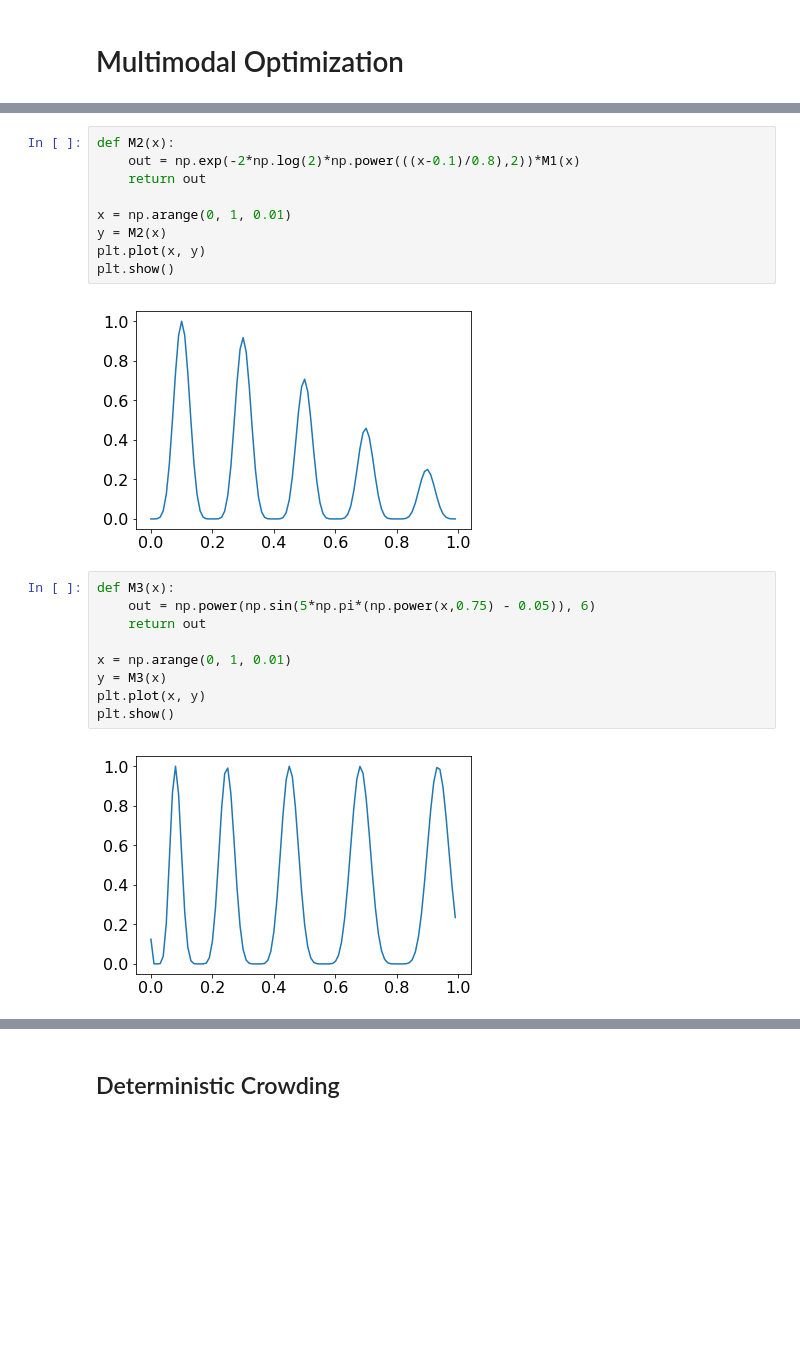
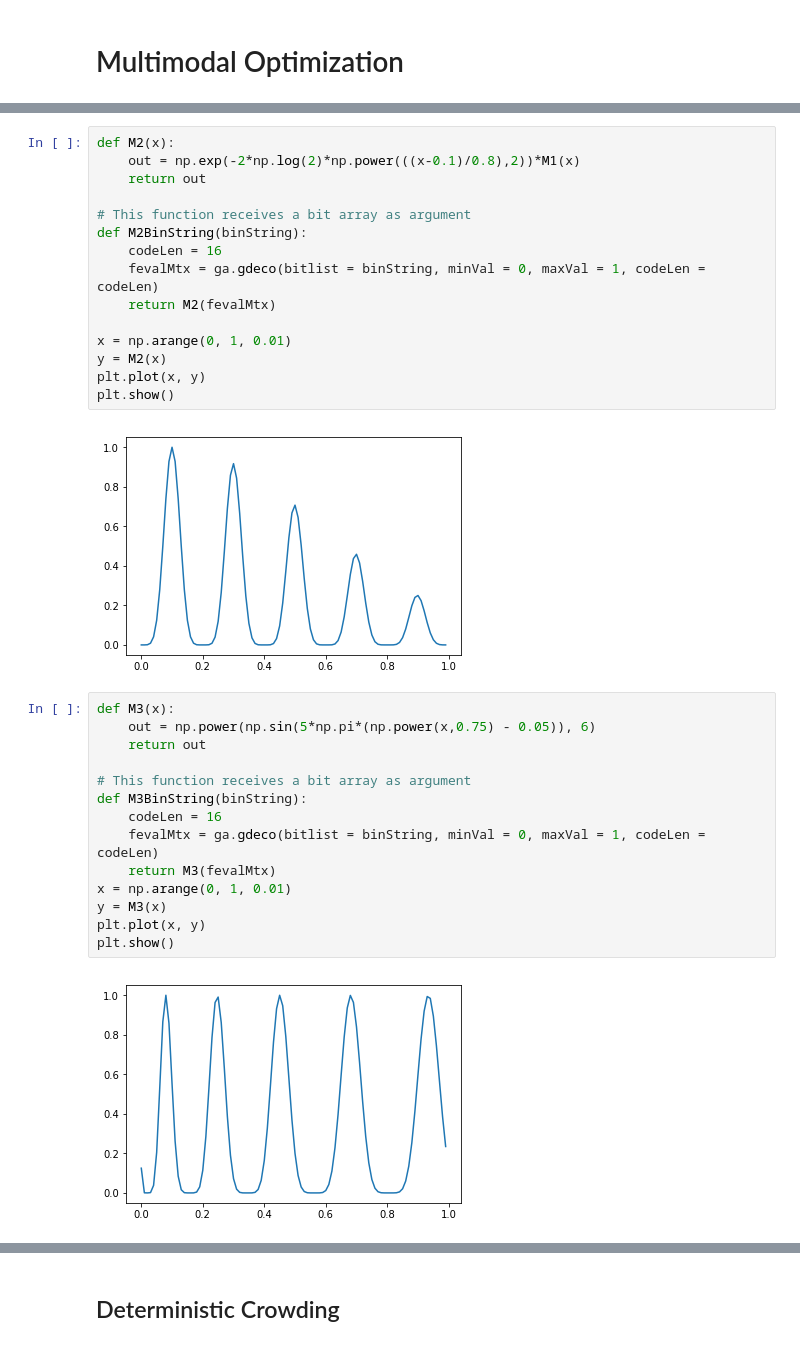
Before and after one commit to sergiojx/minmethods, a Jupyter notebook: Multimodal.ipynb, the cells around one changed output, grey strips where cells are left out. Saved outputs shown, nothing was run; the diff lists cells and outputs as text; blank space fills up the shorter version.

```diff
--- a/Multimodal.ipynb
+++ b/Multimodal.ipynb
@@ -45,23 +48,34 @@ def M2(x):
     out = np.exp(-2*np.log(2)*np.power(((x-0.1)/0.8),2))*M1(x)
     return out
 
+# This function receives a bit array as argument
+def M2BinString(binString):
+    codeLen = 16
+    fevalMtx = ga.gdeco(bitlist = binString, minVal = 0, maxVal = 1, codeLen = codeLen)
+    return M2(fevalMtx)
+
 x = np.arange(0, 1, 0.01)
 y = M2(x)
 plt.plot(x, y)
 plt.show()
 # %% [output]
-[figure, old version]
+[figure, new version]
 # %%
 def M3(x):
     out = np.power(np.sin(5*np.pi*(np.power(x,0.75) - 0.05)), 6)
     return out
 
+# This function receives a bit array as argument
+def M3BinString(binString):
+    codeLen = 16
+    fevalMtx = ga.gdeco(bitlist = binString, minVal = 0, maxVal = 1, codeLen = codeLen)
+    return M3(fevalMtx)
 x = np.arange(0, 1, 0.01)
 y = M3(x)
 plt.plot(x, y)
 plt.show()
 # %% [output]
-[figure, old version]
+[figure, new version]
 # %%
 def M4(x):
     out = np.exp(-2*np.log(2)*np.power(((x-0.08)/0.854),2))*M3(x)
```
Also changed, not shown: parts of 23 cells of this notebook.
